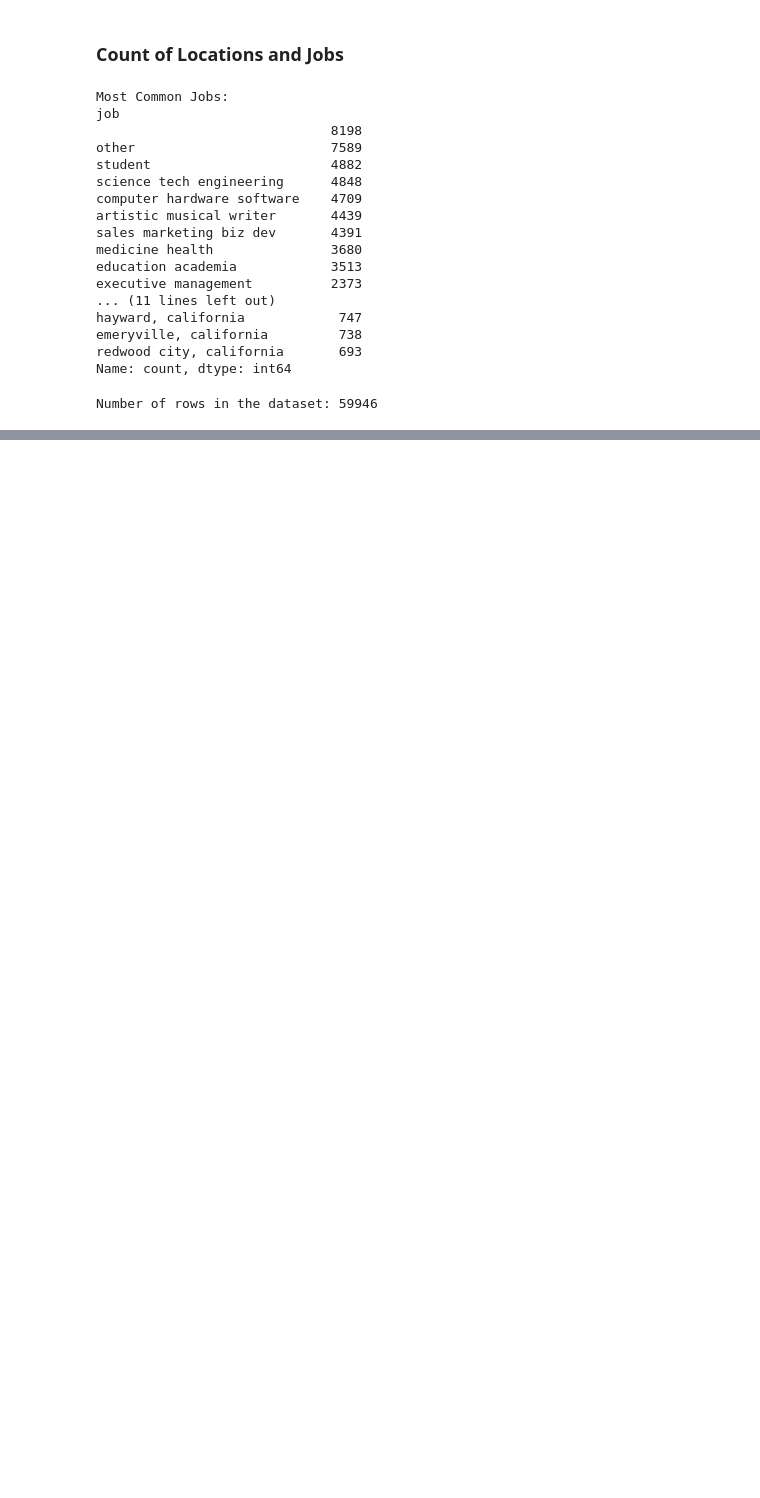
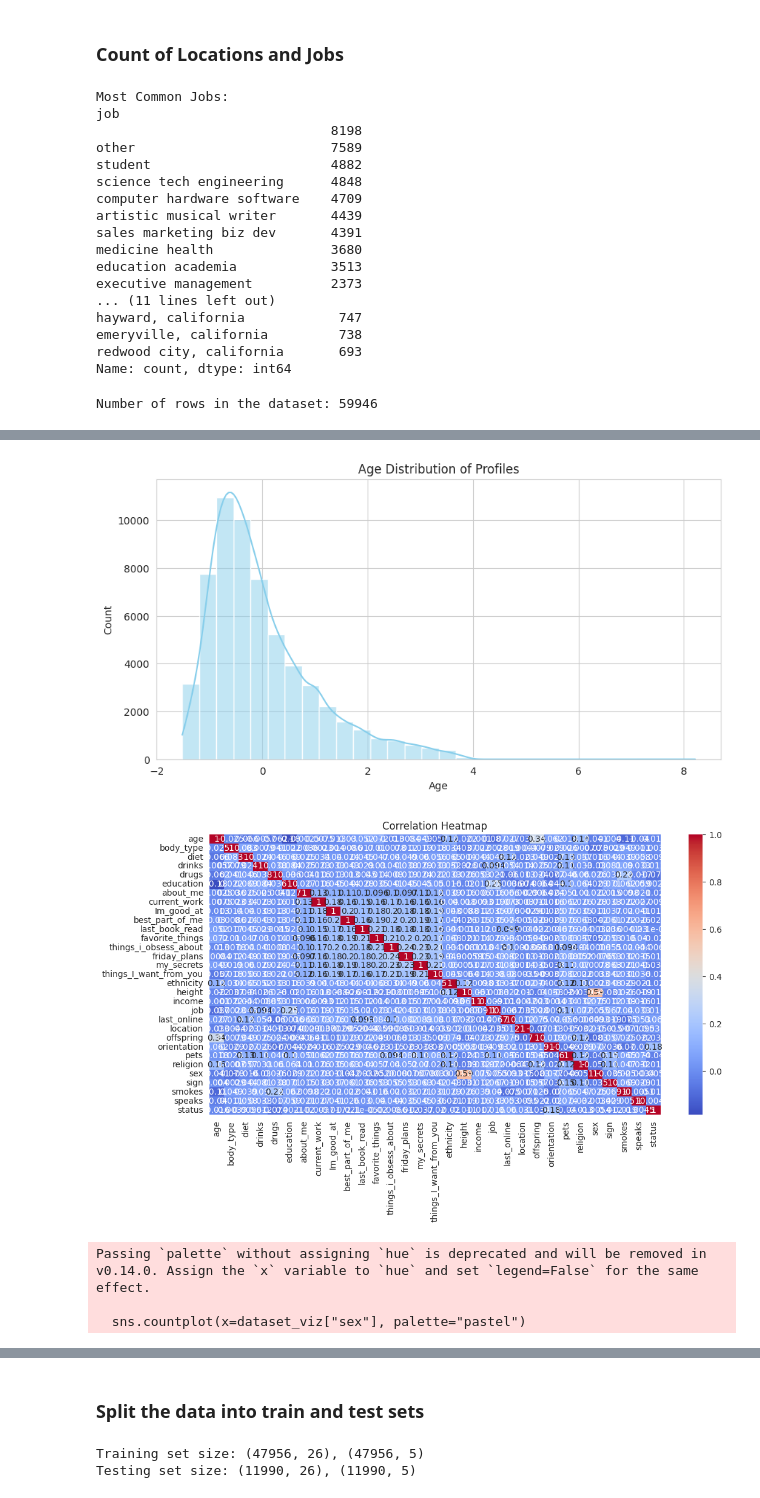
Before and after one commit to Aicoaching2025/Aicoaching2025, a Jupyter notebook: OK_Cupid.ipynb, the cells around one changed output, grey strips where cells are left out. Drawn from its saved outputs; the diff is of its cells as text; code cells hidden in the pictures; blank space fills up the shorter version.

```diff
--- a/OK_Cupid.ipynb
+++ b/OK_Cupid.ipynb
@@ -424,0 +644,50 @@ memory usage: 16.9+ MB
+# %%
+import matplotlib.pyplot as plt
+import seaborn as sns
+from sklearn.preprocessing import StandardScaler
+
+# Reverse standardization (denormalization) for visualization
+dataset_viz = dataset.copy()
+dataset_viz[numerical_cols] = scaler.inverse_transform(dataset_viz[numerical_cols])
+
+# Set Seaborn style
+sns.set_style("whitegrid")
+
+# Age Distribution
+plt.figure(figsize=(10, 5))
+sns.histplot(dataset_viz["age"], bins=30, kde=True, color="skyblue")
+plt.title("Age Distribution of Profiles")
+plt.xlabel("Age")
+plt.ylabel("Count")
+plt.show()
+
+# Correlation Heatmap
+plt.figure(figsize=(12, 6))
+sns.heatmap(dataset_viz.corr(), cmap="coolwarm", annot=True)
+plt.title("Correlation Heatmap")
+plt.show()
+
+# Gender Distribution
+plt.figure(figsize=(10, 5))
+sns.countplot(x=dataset_viz["sex"], palette="pastel")
+plt.title("Gender Distribution")
+plt.xlabel("Sex")
+plt.ylabel("Count")
+plt.show()
+
+# Income Distribution
+plt.figure(figsize=(10, 5))
+sns.boxplot(x=dataset_viz["income"], color="lightcoral")
+plt.title("Income Distribution")
+plt.xlabel("Income")
+plt.show()
+
+# Pairplot of numerical features
+sns.pairplot(dataset_viz.iloc[:, :5])  # Taking first 5 numerical columns for readability
+plt.show()
+# %% [output]
+[figure, added]
+[figure, added]
+Passing `palette` without assigning `hue` is deprecated and will be removed in v0.14.0. Assign the `x` variable to `hue` and set `legend=False` for the same effect.
+
+  sns.countplot(x=dataset_viz["sex"], palette="pastel")
@@ -424,0 +697,21 @@ memory usage: 16.9+ MB
+# %% [markdown]
+### Split the data into train and test sets
+# %%
+from sklearn.model_selection import train_test_split
+
+from sklearn.model_selection import train_test_split
+
+# Define multiple target variables (Y) and features (X)
+target_columns = ["age", "education", "about_me", "current_work", "best_part_of_me"]
+X = dataset.drop(columns=target_columns)  # Drop target columns from features
+y = dataset[target_columns]  # Select multiple target columns
+
+# Split data into 80% training and 20% testing
+X_train, X_test, y_train, y_test = train_test_split(X, y, test_size=0.2, random_state=42)
+
+# Print shapes to confirm split
+print(f"Training set size: {X_train.shape}, {y_train.shape}")
+print(f"Testing set size: {X_test.shape}, {y_test.shape}")
+# %% [output]
+Training set size: (47956, 26), (47956, 5)
+Testing set size: (11990, 26), (11990, 5)
```
Also changed, not shown: parts of 23 cells of this notebook.
